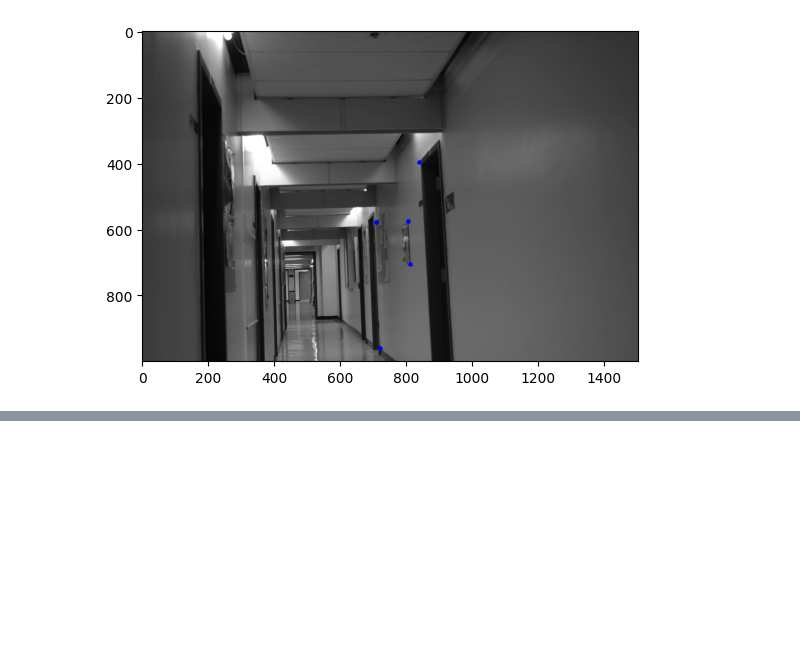
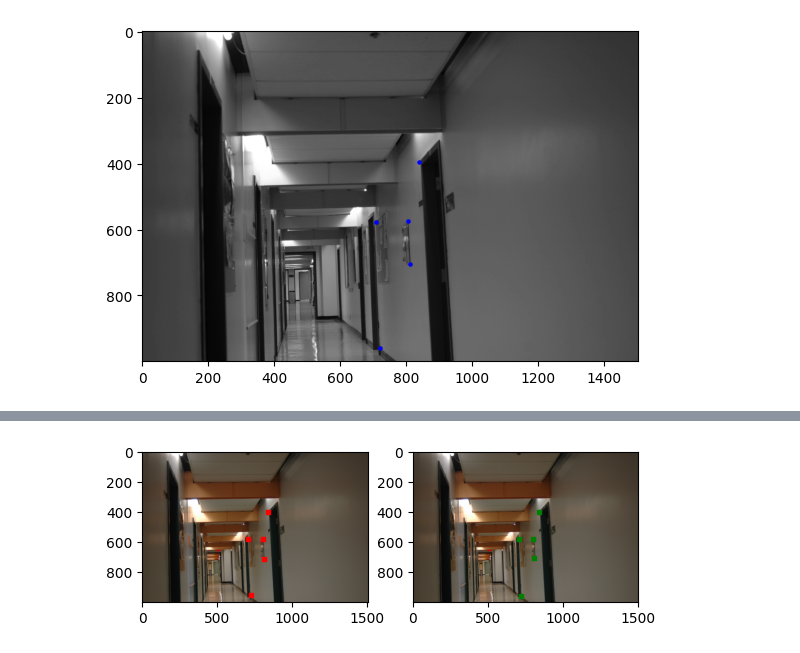
Before and after one commit to blairyeung/CSC420_Assignment_4, a Jupyter notebook: q4.ipynb, the cells around one changed output, grey strips where cells are left out. Drawn from its saved outputs; the diff is of its cells as text; code cells hidden in the pictures; blank space fills up the shorter version.

```diff
--- a/q4.ipynb
+++ b/q4.ipynb
@@ -22,6 +22,13 @@ def label_points(image, points):
     plt.scatter(points[0], points[1], s=5, color='blue')
     plt.show()
     return None
+# %%
+def label_est_homography(image, points1, points2):
+    plt.figure(figsize=(15,15))
+    plt.subplot(1,2,1),plt.imshow(image, cmap='gray'), plt.scatter(points1[0], points1[1], marker='s', s=5, color='red')
+    plt.subplot(1,2,2), plt.imshow(image, cmap='gray'), plt.scatter(points2[0], points2[1], marker='s', s=5, color='green')
+    plt.show()
+    return None
 # %%
 def find_matrix(pairs=5, p1=None, p2=None):
     A = np.zeros(shape=(2 * pairs, 9), dtype=float)
@@ -152,0 +126,4 @@ IndexError: index 3 is out of bounds for axis 0 with size 3
+# %%
+label_est_homography(hallway_2, estimated, points_1_2)
+# %% [output]
+[figure, added]
```
Also changed, not shown: parts of 5 cells of this notebook.
